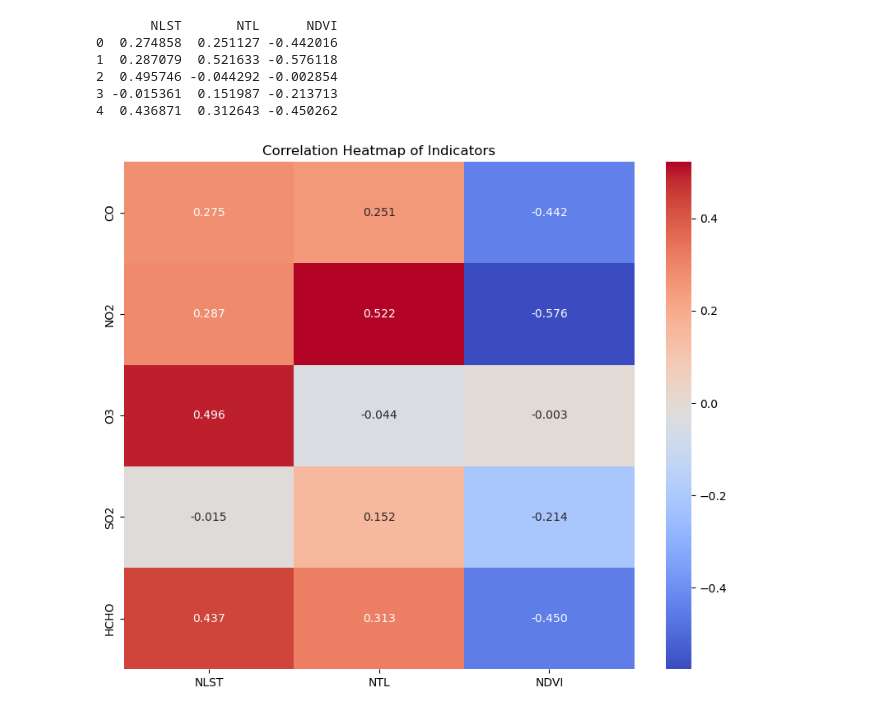
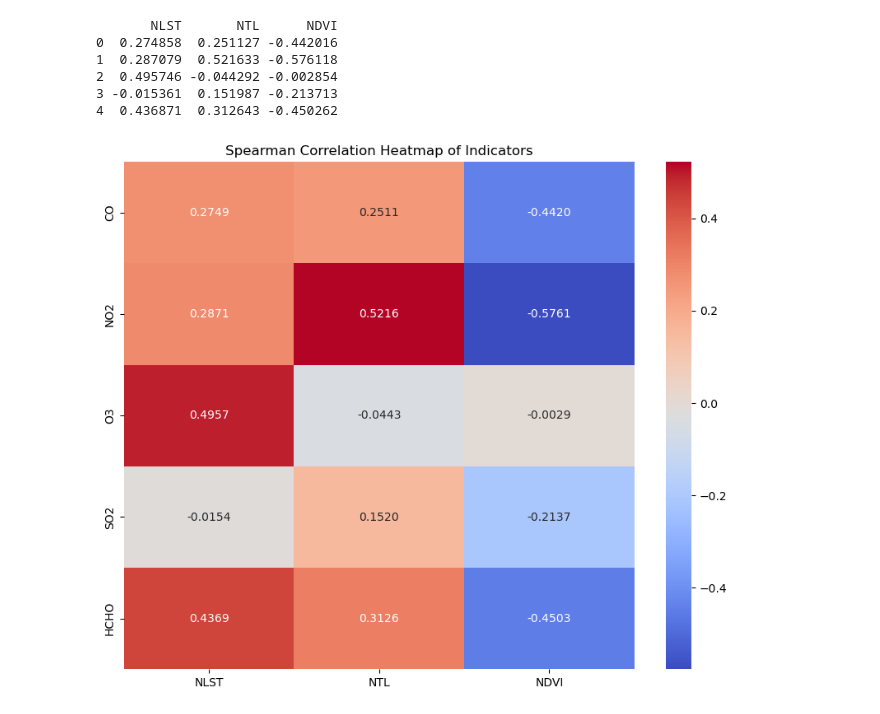
Before and after one commit to Rishi-Bharadwaj/air_pollution_correlation, a Jupyter notebook: correlation 2.ipynb, the cells around one changed output. Saved outputs shown, nothing was run; the diff lists cells and outputs as text; code cells hidden in the pictures.

Commit message:
added more heatmaps and correlations

```diff
--- a/correlation 2.ipynb
+++ b/correlation 2.ipynb
@@ -312,19 +336,19 @@ print(correlation_df)
 # %%
 import matplotlib.pyplot as plt
 import seaborn as sns
 
 # Assuming 'correlation_matrix' is a DataFrame or 2D array with your correlation values
 # And 'x_labels' and 'y_labels' are lists of the indicator names for the x and y axes
 
 plt.figure(figsize=(10, 8))
 
 # Create the heatmap
-sns.heatmap(correlation_df, annot=True, cmap="coolwarm", xticklabels=columns, yticklabels=rows,fmt=".3f")
+sns.heatmap(correlation_df, annot=True, cmap="coolwarm", xticklabels=columns, yticklabels=rows,fmt=".4f")
 
 # Set the axis labels
-plt.title('Correlation Heatmap of Indicators')
+plt.title('Spearman Correlation Heatmap of Indicators')
 
 # Display the heatmap
 plt.show()
 # %% [output]
-[figure, old version]
+[figure, new version]
```
Also changed, not shown: parts of 5 cells of this notebook, 5 other files.
